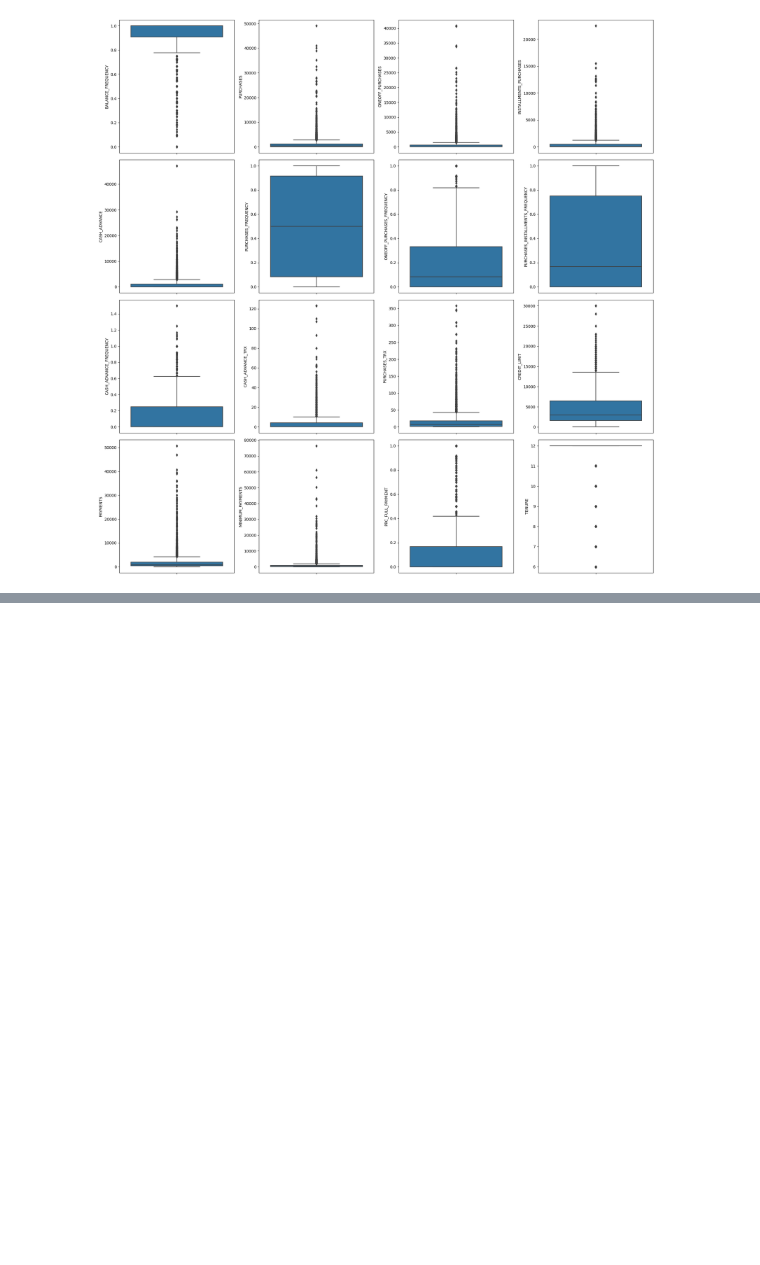
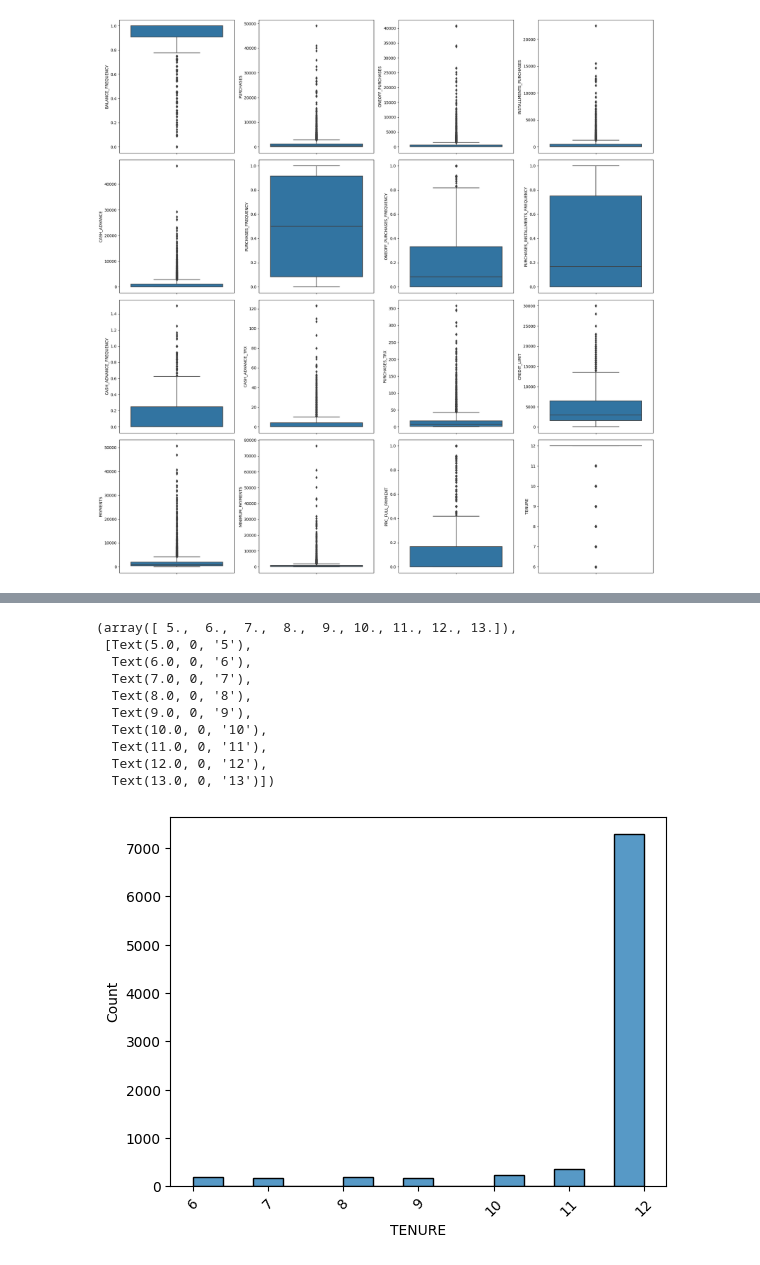
Before and after one commit to CDN0116/schulich-repo, a Jupyter notebook: Dini Cai-Assignment02.ipynb, the cells around one changed output, grey strips where cells are left out. Cells and saved outputs as stored; diff of their text form; code cells hidden in the pictures; blank space fills up the shorter version.

```diff
--- a/Dini Cai-Assignment02.ipynb
+++ b/Dini Cai-Assignment02.ipynb
@@ -174,0 +188,15 @@ df.drop(MINIMUM_PAYMENTS_outliers,inplace=True)
+# %%
+sns.histplot(data=df['TENURE'])
+plt.xticks(rotation=45)
+# %% [output]
+(array([ 5.,  6.,  7.,  8.,  9., 10., 11., 12., 13.]),
+ [Text(5.0, 0, '5'),
+  Text(6.0, 0, '6'),
+  Text(7.0, 0, '7'),
+  Text(8.0, 0, '8'),
+  Text(9.0, 0, '9'),
+  Text(10.0, 0, '10'),
+  Text(11.0, 0, '11'),
+  Text(12.0, 0, '12'),
+  Text(13.0, 0, '13')])
+[figure, added]
```
Also changed, not shown: parts of 20 cells of this notebook.
